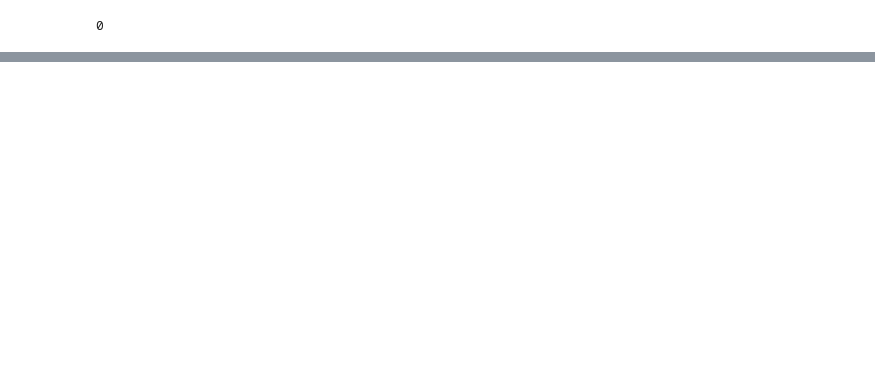
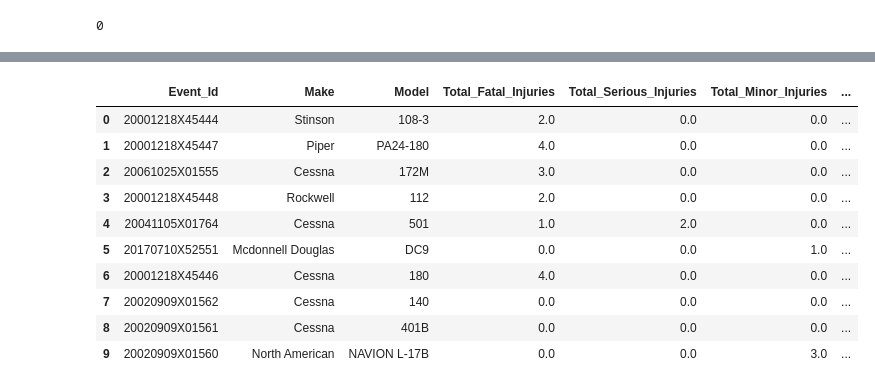
Before and after one commit to Iamwangui/Aviation_Risk_Analysis_Project, a Jupyter notebook: Aviation_analysis.ipynb, the cells around one changed output, grey strips where cells are left out. Cells and saved outputs as stored; diff of their text form; code cells hidden in the pictures; blank space fills up the shorter version.

```diff
--- a/Aviation_analysis.ipynb
+++ b/Aviation_analysis.ipynb
@@ -257,0 +666,3 @@ dtype: int64
+# %%
+#Dropping the 6 duplicates
+df=df.drop_duplicates()
@@ -257,0 +674,16 @@ dtype: int64
+# %%
+#Checking the first 10 rows and last 10 rows
+
+df.head(10)
+# %% [output]
+|  | Event_Id | Make | Model | Total_Fatal_Injuries | Total_Serious_Injuries | Total_Minor_Injuries | ... |
+| 0 | 20001218X45444 | Stinson | 108-3 | 2.0 | 0.0 | 0.0 | ... |
+| 1 | 20001218X45447 | Piper | PA24-180 | 4.0 | 0.0 | 0.0 | ... |
+| 2 | 20061025X01555 | Cessna | 172M | 3.0 | 0.0 | 0.0 | ... |
+| 3 | 20001218X45448 | Rockwell | 112 | 2.0 | 0.0 | 0.0 | ... |
+| 4 | 20041105X01764 | Cessna | 501 | 1.0 | 2.0 | 0.0 | ... |
+| 5 | 20170710X52551 | Mcdonnell Douglas | DC9 | 0.0 | 0.0 | 1.0 | ... |
+| 6 | 20001218X45446 | Cessna | 180 | 4.0 | 0.0 | 0.0 | ... |
+| 7 | 20020909X01562 | Cessna | 140 | 0.0 | 0.0 | 0.0 | ... |
+| 8 | 20020909X01561 | Cessna | 401B | 0.0 | 0.0 | 0.0 | ... |
+| 9 | 20020909X01560 | North American | NAVION L-17B | 0.0 | 0.0 | 3.0 | ... |
```
Also changed, not shown: parts of 90 cells of this notebook.
